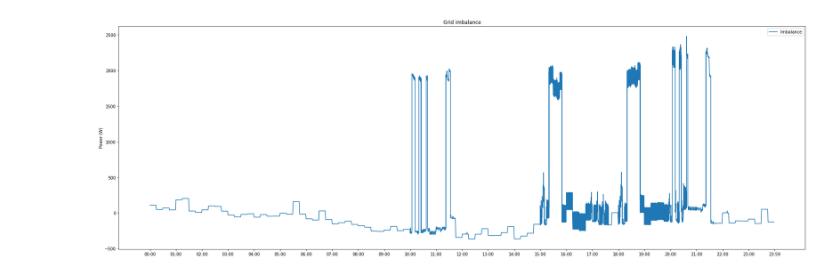
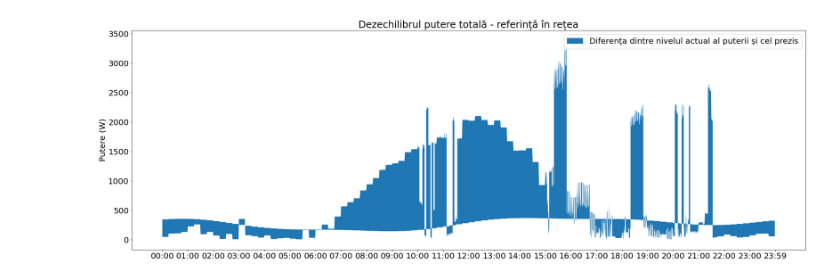
Before and after one commit to mihaela06/microgrid-blockchain, a Jupyter notebook: simulation/static_simulation.ipynb, the cells around one changed output. Saved outputs shown, nothing was run; the diff lists cells and outputs as text; code cells hidden in the pictures.

```diff
--- a/simulation/static_simulation.ipynb
+++ b/simulation/static_simulation.ipynb
@@ -148,28 +439,27 @@ def secondsToString(x):
     h, m = divmod(m, 60)
     return f'{h:d}:{m:02d}'
 # %%
+plt.rcParams['font.size'] = 20
+
+totals = []
+
 def plot_grid(ids):
-    total = None
-    baseline = None
+    total_grid = None
+    baseline_grid = None
     for id in ids:
         df = pd.read_csv(SCENARIO_FOLDER + "/background/" + str(year) +
-                "/" + f'{month:02d}' + "/" + str(id) + ".csv")
+                         "/" + f'{month:02d}' + "/" + str(id) + ".csv")
         dfbase = pd.read_csv(SCENARIO_FOLDER + "/baseline/" + str(year) +
-                "/" + f'{month:02d}' + "/" + str(id) + ".csv")
+                             "/" + f'{month:02d}' + "/" + str(id) + ".csv")
         background = []
-        for i in df[df.columns[1]]:
+        for i in df['value']:
             background = np.concatenate((background, np.ones(15 * 60) * i))
-        if total is None:
-            total = background
-        else:
-            total += background
+        print(len(background))
+        total = background
         line = []
-        for i in dfbase[dfbase.columns[0]]:
+        for i in dfbase['value']:
             line = np.concatenate((line, np.ones(15 * 60) * i))
-        if baseline is None:
-            baseline = line
-        else:
-            baseline += line
+        baseline = line
         config = json.load(open('scenario/' + id + '/config.json'))
         for task in config['tasks']:
             neg = 1
@@ -183,7 +473,7 @@ def plot_grid(ids):
                 neg = -1
             try:
                 df = pd.read_csv(file)
-                if 'timestamp' in df.columns:
+                if 'timestamp' in df.columns.values:
                     df['timestamp'] = pd.to_datetime(df['timestamp'])
                     df = df.set_index('timestamp')
                     df = df.resample('1S').ffill()
@@ -191,41 +481,64 @@ def plot_grid(ids):
                     (np.zeros(task['offset']), df['value'].values))
                 arr = np.concatenate((arr, np.zeros(86400 - len(arr))))
                 total += arr * neg
+
             except:
                 for p in config["setup"][task["category"]][task["appliance"]]:
                     if p["programName"] == task['program']:
+                        neg = 1 if p['generatesPower'] == "False" else -1
                         if p['duration'] == -1:
-                            consume = p["averagePower"] * np.ones(3600 * 24)
+                            arr = p["averagePower"] * np.ones(3600 * 24)
                         else:
-                            consume = p["averagePower"] * \
+                            arr = p["averagePower"] * \
                                 np.ones(p['duration'])
                             arr = np.concatenate(
-                                (np.zeros(task['offset']), consume))
+                                (np.zeros(task['offset']), arr))
                             arr = np.concatenate(
                                 (arr, np.zeros(86400 - len(arr))))
-                        total += consume * neg
+                        total += arr * neg
+
+        if total_grid is None:
+            total_grid = total
+        else:
+            total_grid += total
+
+        totals.append(total)
+        print(len(total))
+
+        if baseline_grid is None:
+            baseline_grid = baseline
+        else:
+            baseline_grid += baseline
+
     time = [secondsToString(x) for x in range(0, 86400)]
     plt.figure(figsize=(30, 10))
     plt.xticks(ticks=range(0, 25*60, 60), labels=['00:00', '01:00', '02:00', '03:00', '04:00', '05:00', '06:00',
                '07:00', '08:00', '09:00', '10:00', '11:00', '12:00', '13:00', '14:00', '15:00', '16:00', '17:00', '18:00', '19:00', '20:00', '21:00', '22:00', '23:00', '23:59'])
-    plt.plot(time, total, label='Total')
-    plt.plot(time, baseline, label='Baseline')
+    plt.plot(time, total_grid, label='Total')
+    plt.plot(time, baseline_grid, label='Nivel referință')
     plt.legend()
-    plt.ylabel('Power (W)')
-    plt.title("Grid consumption compared to baseline")
+    plt.ylabel('Putere (W)')
+    plt.title("Totalul puterii consumate în microrețea (sarcini prestabilite)")
+    plt.ylim(-2500, 4500)
     plt.show()
     plt.figure(figsize=(30, 10))
     plt.xticks(ticks=range(0, 25*60, 60), labels=['00:00', '01:00', '02:00', '03:00', '04:00', '05:00', '06:00',
                '07:00', '08:00', '09:00', '10:00', '11:00', '12:00', '13:00', '14:00', '15:00', '16:00', '17:00', '18:00', '19:00', '20:00', '21:00', '22:00', '23:00', '23:59'])
-    plt.plot(time, total - baseline, label='Imbalance')
+    # plt.plot(time, total - baseline, label='Imbalance')
+    # plt.plot(time, baseline, label='Baseline')
+    plt.fill_between(time, np.abs(total_grid - baseline_grid), baseline_grid, label="Diferența dintre nivelul actual al puterii și cel prezis")
     plt.legend()
-    plt.ylabel('Power (W)')
-    plt.title("Grid imbalance")
+
+    plt.ylabel('Putere (W)')
+    plt.title("Dezechilibrul putere totală - referință în rețea")
     print("Accumulated imbalance: (kWh)",
-          (abs(total - baseline)).sum() / (1000 * 3600))
-    print("Peak to average power ratio: (dB)", 10 *
-          math.log10(total.max() / total.mean()))
+          (abs(total_grid - baseline_grid)).sum() / (1000 * 3600))
+    # print("Peak to average power ratio: (dB)", 10 *
+    #       math.log10(total.max() / total.mean()))
+    print(total_grid.max(), total_grid.mean())
 
+    np.savetxt('1.txt', totals[0])
+    print(len(totals[0]))
 
-plot_grid(["1", "2"])
+plot_grid(["1", "2", "6"])
 # %% [output]
@@ -235 +555 @@ Peak to average power ratio: (dB) 12.12852126072686
-[figure, old version]
+[figure, new version]
```
Also changed, not shown: parts of 26 cells of this notebook, 37 other files.
